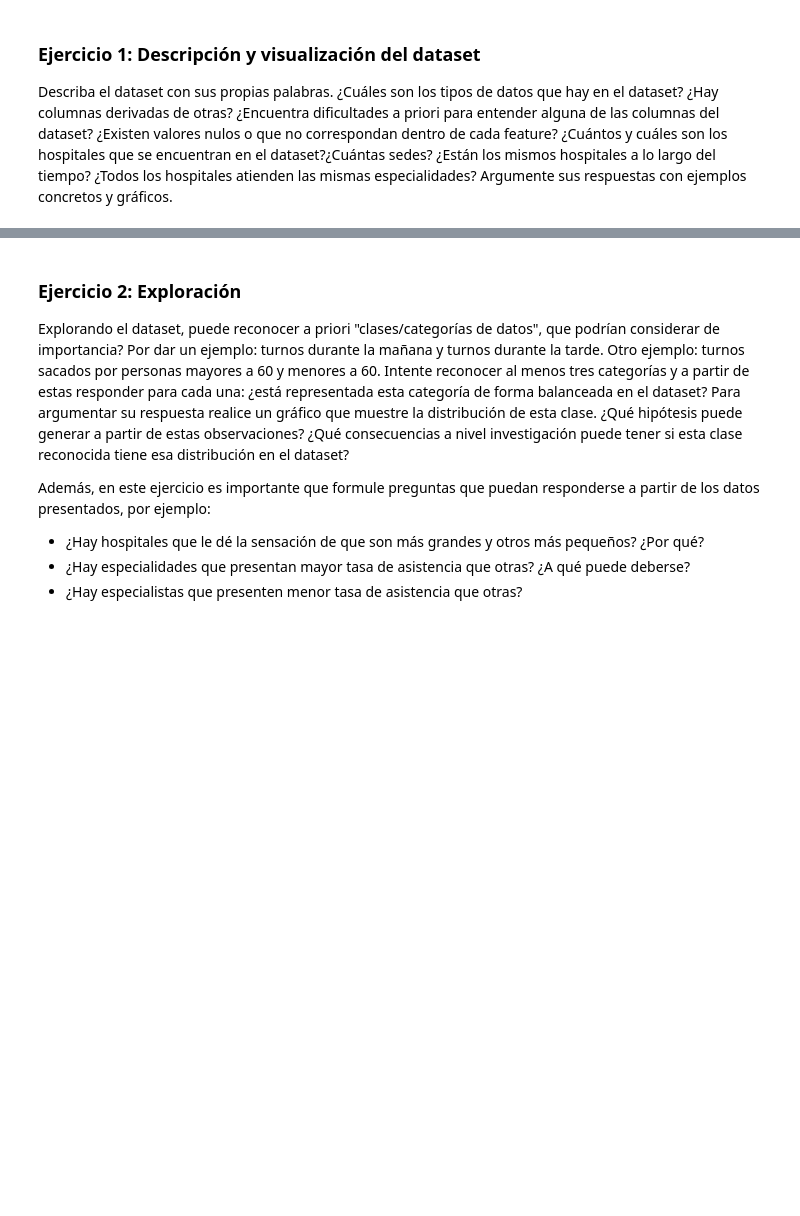
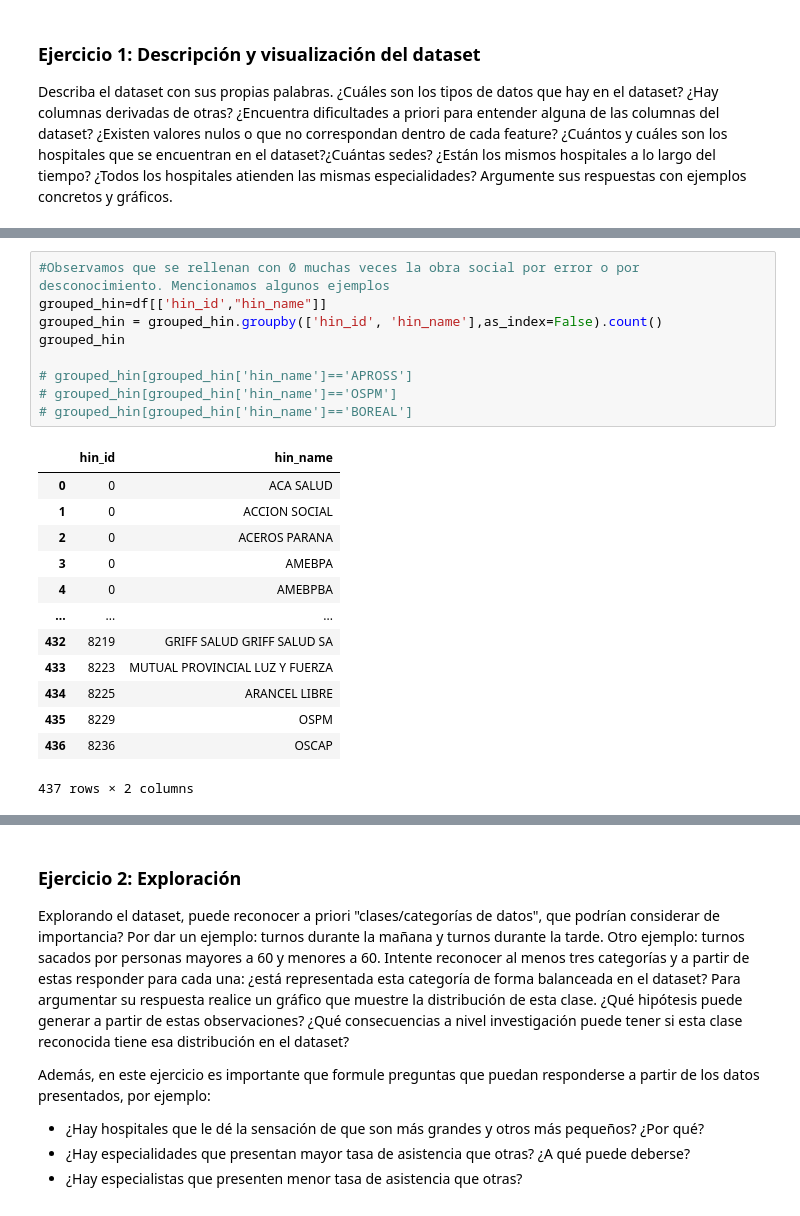
Before and after one commit to manufabregas/Dataset-Asistencia-a-turnos-m-dicos, a Jupyter notebook: Práctico_1_Análisis_y_visualización_de_datos.ipynb, the cells around one changed output, grey strips where cells are left out. Cells and saved outputs as stored; diff of their text form; blank space fills up the shorter version.

```diff
--- a/Práctico_1_Análisis_y_visualización_de_datos.ipynb
+++ b/Práctico_1_Análisis_y_visualización_de_datos.ipynb
@@ -157,0 +210,23 @@ Argumente sus respuestas con ejemplos concretos y gráficos.
+# %%
+#Observamos que se rellenan con 0 muchas veces la obra social por error o por desconocimiento. Mencionamos algunos ejemplos
+grouped_hin=df[['hin_id',"hin_name"]]
+grouped_hin = grouped_hin.groupby(['hin_id', 'hin_name'],as_index=False).count()
+grouped_hin
+
+# grouped_hin[grouped_hin['hin_name']=='APROSS']
+# grouped_hin[grouped_hin['hin_name']=='OSPM']
+# grouped_hin[grouped_hin['hin_name']=='BOREAL']
+# %% [output]
+|  | hin_id | hin_name |
+| 0 | 0 | ACA SALUD |
+| 1 | 0 | ACCION SOCIAL |
+| 2 | 0 | ACEROS PARANA |
+| 3 | 0 | AMEBPA |
+| 4 | 0 | AMEBPBA |
+| ... | ... | ... |
+| 432 | 8219 | GRIFF SALUD GRIFF SALUD SA |
+| 433 | 8223 | MUTUAL PROVINCIAL LUZ Y FUERZA |
+| 434 | 8225 | ARANCEL LIBRE |
+| 435 | 8229 | OSPM |
+| 436 | 8236 | OSCAP |
+437 rows × 2 columns
```
Also changed, not shown: parts of 15 cells of this notebook.
